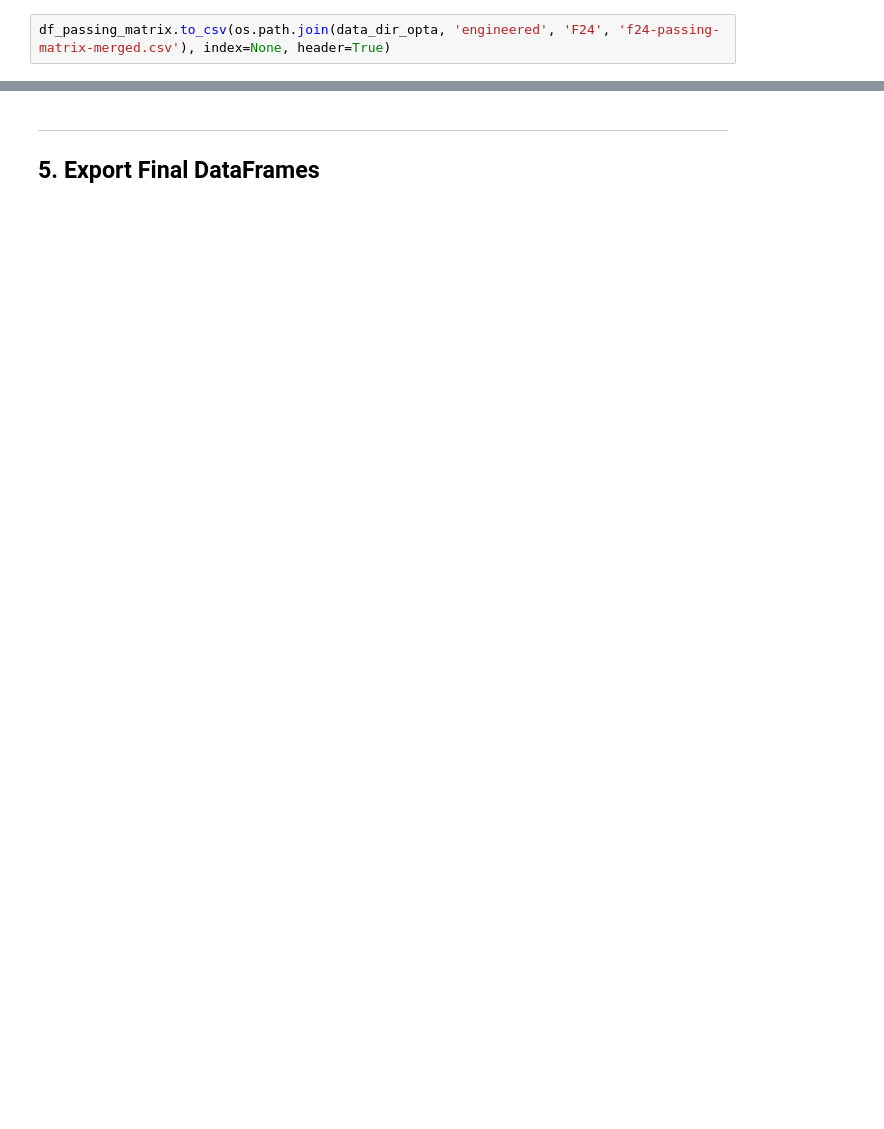
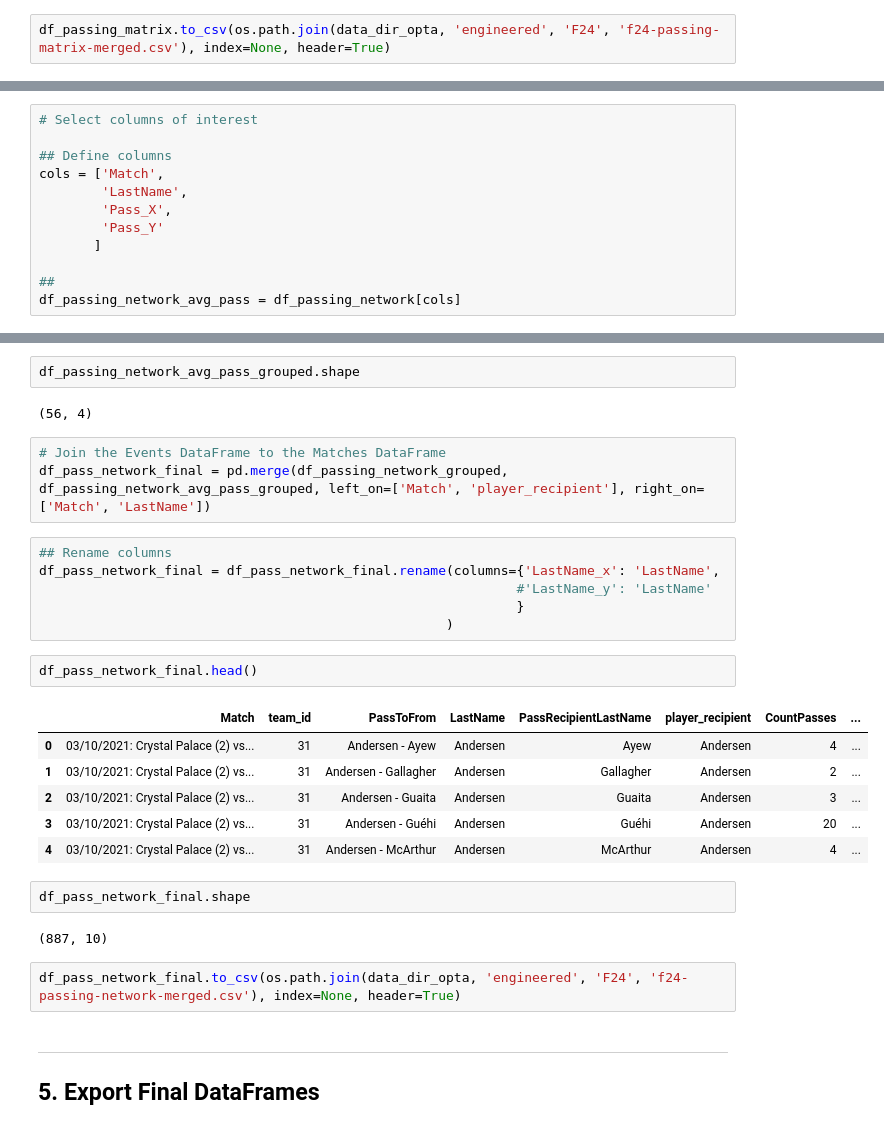
Before and after one commit to learnuidev/watford, a Jupyter notebook: notebooks/2_data_engineering/Opta Data Engineering.ipynb, the cells around one changed output, grey strips where cells are left out. Saved outputs shown, nothing was run; the diff lists cells and outputs as text; blank space fills up the shorter version.

```diff
--- a/notebooks/2_data_engineering/Opta Data Engineering.ipynb
+++ b/notebooks/2_data_engineering/Opta Data Engineering.ipynb
@@ -2260,0 +2433,12 @@ END
+# %%
+# Select columns of interest
+
+## Define columns
+cols = ['Match',
+        'LastName',
+        'Pass_X',
+        'Pass_Y'
+       ]
+
+##
+df_passing_network_avg_pass = df_passing_network[cols]
@@ -2261,3 +2487,31 @@ END
+# %%
+df_passing_network_avg_pass_grouped.shape
+# %% [output]
+(56, 4)
+# %%
+# Join the Events DataFrame to the Matches DataFrame
+df_pass_network_final = pd.merge(df_passing_network_grouped, df_passing_network_avg_pass_grouped, left_on=['Match', 'player_recipient'], right_on=['Match', 'LastName'])
+# %%
+## Rename columns
+df_pass_network_final = df_pass_network_final.rename(columns={'LastName_x': 'LastName',
+                                                             #'LastName_y': 'LastName'
+                                                             }
+                                                    )
+# %%
+df_pass_network_final.head()
+# %% [output]
+|  | Match | team_id | PassToFrom | LastName | PassRecipientLastName | player_recipient | CountPasses | ... |
+| 0 | 03/10/2021: Crystal Palace (2) vs... | 31 | Andersen - Ayew | Andersen | Ayew | Andersen | 4 | ... |
+| 1 | 03/10/2021: Crystal Palace (2) vs... | 31 | Andersen - Gallagher | Andersen | Gallagher | Andersen | 2 | ... |
+| 2 | 03/10/2021: Crystal Palace (2) vs... | 31 | Andersen - Guaita | Andersen | Guaita | Andersen | 3 | ... |
+| 3 | 03/10/2021: Crystal Palace (2) vs... | 31 | Andersen - Guéhi | Andersen | Guéhi | Andersen | 20 | ... |
+| 4 | 03/10/2021: Crystal Palace (2) vs... | 31 | Andersen - McArthur | Andersen | McArthur | Andersen | 4 | ... |
+# %%
+df_pass_network_final.shape
+# %% [output]
+(887, 10)
+# %%
+df_pass_network_final.to_csv(os.path.join(data_dir_opta, 'engineered', 'F24', 'f24-passing-network-merged.csv'), index=None, header=True)
 # %% [markdown]
 ---
 
```
Also changed, not shown: parts of 43 cells of this notebook.
